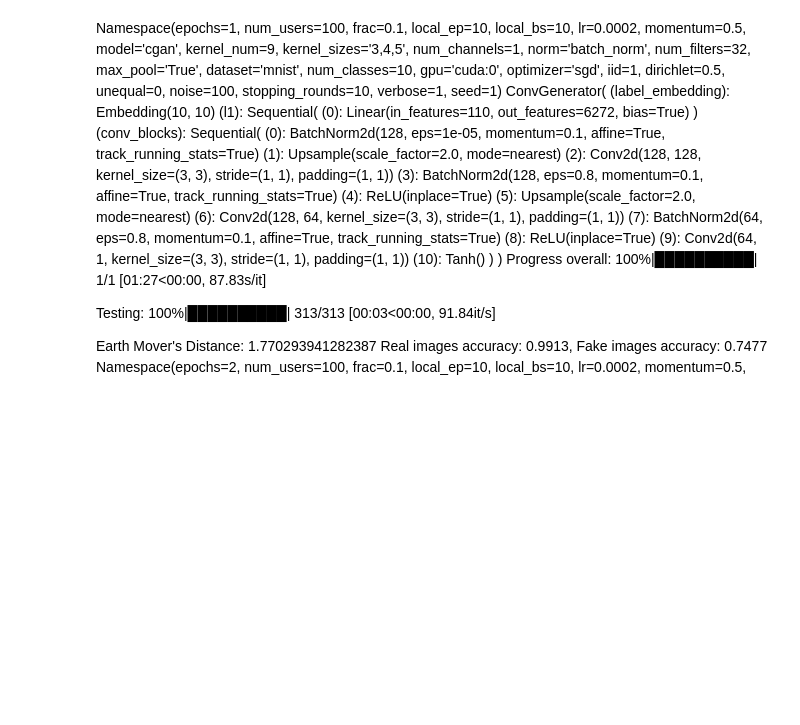
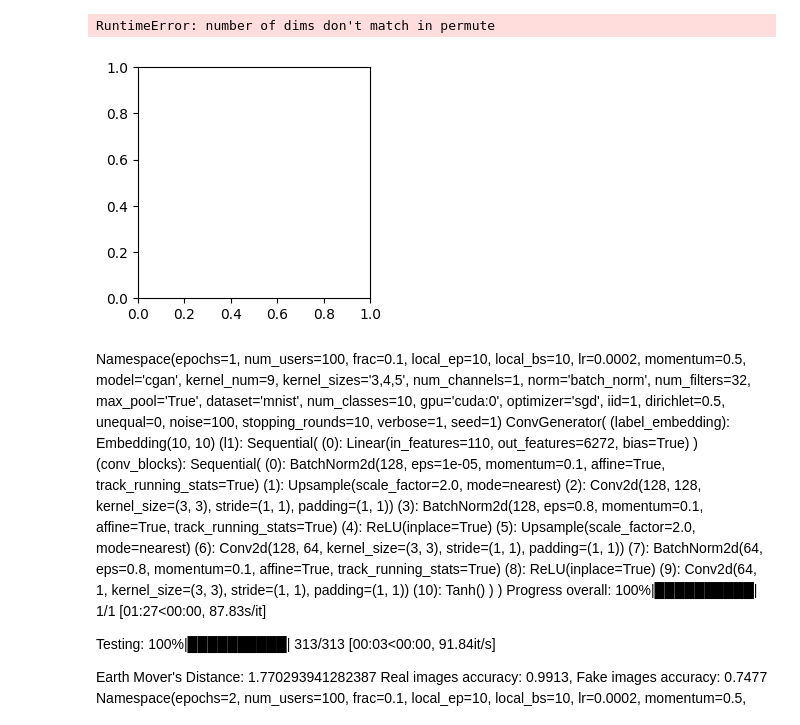
Before and after one commit to alexojica/research-project-experiments, a Jupyter notebook: src/test_cvae.ipynb, the cells around one changed output. Saved outputs shown, nothing was run; the diff lists cells and outputs as text; code cells hidden in the pictures; blank space fills up the shorter version.

```diff
--- a/src/test_cvae.ipynb
+++ b/src/test_cvae.ipynb
@@ -54,3 +93,16 @@ Real images accuracy: 0.0996, Fake images accuracy: 0.9868
+# %%
+from gan_evaluation import plot_images_index
+
+# get positions of labels from 0 to 9 in fake_labels
+label_plot = []
+for i in range(10):
+    label_plot.append(fake_labels.eq(i)[0].cpu())
+
+# plot images for each label
+plot_images_index(fake_images, fake_labels, label_plot)
+# %% [output]
+RuntimeError: number of dims don't match in permute
+[figure, added]
 # %% [markdown]
 Namespace(epochs=1, num_users=100, frac=0.1, local_ep=10, local_bs=10, lr=0.0002, momentum=0.5, model='cgan', kernel_num=9, kernel_sizes='3,4,5', num_channels=1, norm='batch_norm', num_filters=32, max_pool='True', dataset='mnist', num_classes=10, gpu='cuda:0', optimizer='sgd', iid=1, dirichlet=0.5, unequal=0, noise=100, stopping_rounds=10, verbose=1, seed=1)
 ConvGenerator(
```
Also changed, not shown: parts of 3 cells of this notebook, 9 other files.
